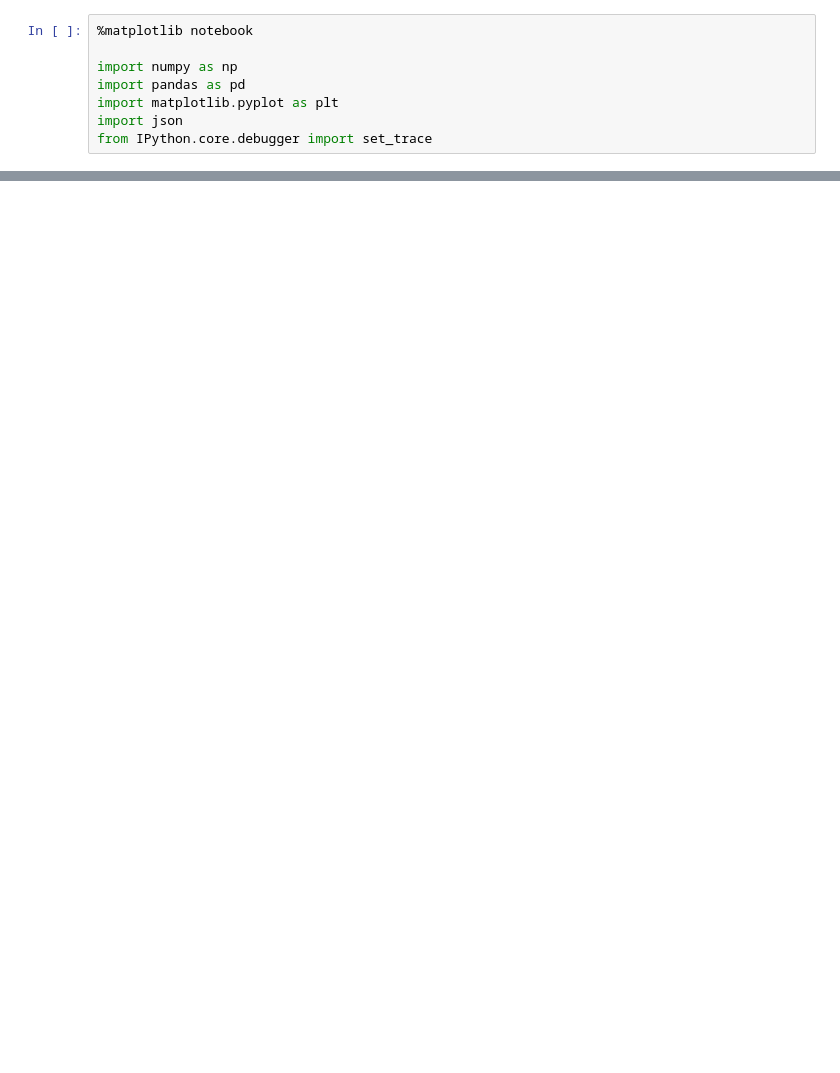
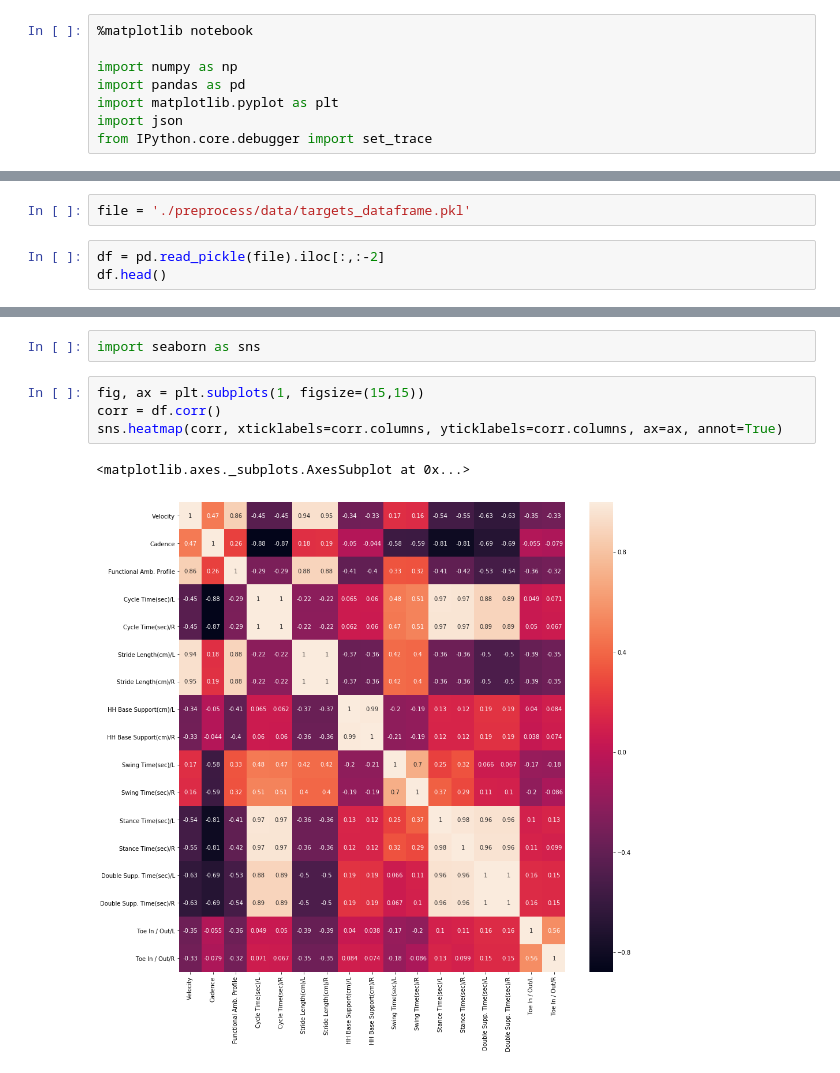
Before and after one commit to youhs4554/gaitanalysis, a Jupyter notebook: Regression experiments.ipynb, the cells around one changed output, grey strips where cells are left out. Drawn from its saved outputs; the diff is of its cells as text; blank space fills up the shorter version.

```diff
--- a/Regression experiments.ipynb
+++ b/Regression experiments.ipynb
@@ -85,0 +85,5 @@ RMSLE :  0.18039186475232047
+# %%
+file = './preprocess/data/targets_dataframe.pkl'
+# %%
+df = pd.read_pickle(file).iloc[:,:-2]
+df.head()
@@ -85,0 +97,9 @@ RMSLE :  0.18039186475232047
+# %%
+import seaborn as sns
+# %%
+fig, ax = plt.subplots(1, figsize=(15,15))
+corr = df.corr()
+sns.heatmap(corr, xticklabels=corr.columns, yticklabels=corr.columns, ax=ax, annot=True)
+# %% [output]
+<matplotlib.axes._subplots.AxesSubplot at 0x...>
+[figure, added]
```
Also changed, not shown: parts of 19 cells of this notebook, 9 other files.
